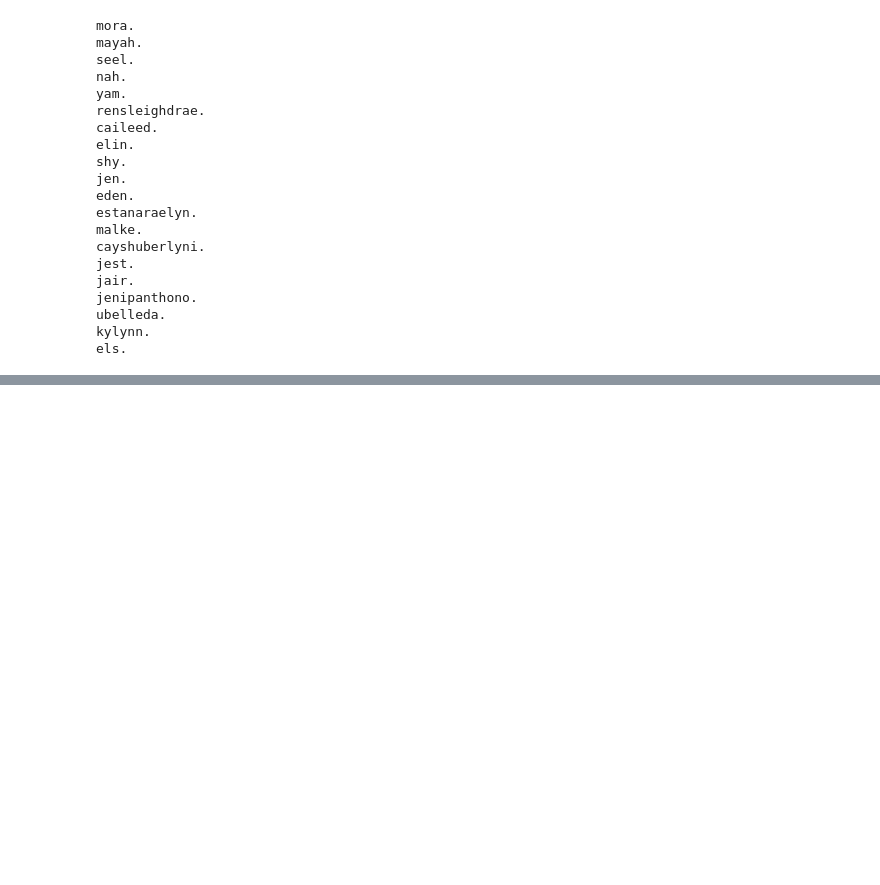
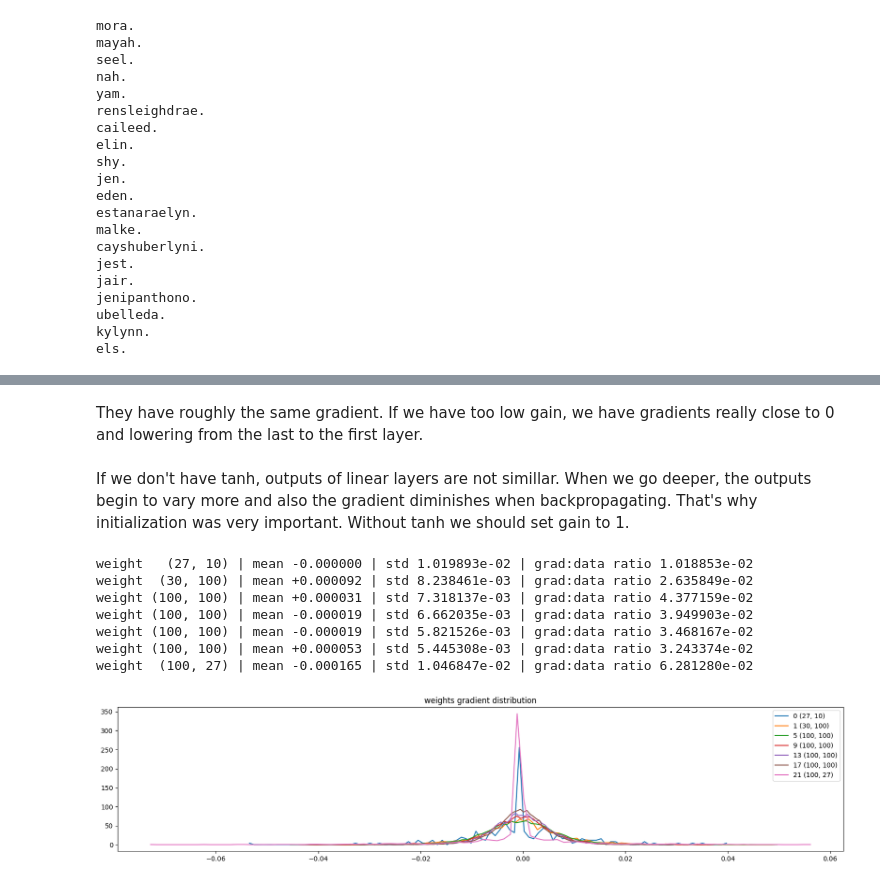
Before and after one commit to annapanfil/ml, a Jupyter notebook: NNs_makemore/makemore3.ipynb, the cells around one changed output, grey strips where cells are left out. Cells and saved outputs as stored; diff of their text form; code cells hidden in the pictures; blank space fills up the shorter version.

```diff
--- a/NNs_makemore/makemore3.ipynb
+++ b/NNs_makemore/makemore3.ipynb
@@ -310,0 +530,26 @@ els.
+# %% [markdown]
+They have roughly the same gradient. If we have too low gain, we have gradients really close to 0 and lowering from the last to the first layer.
+# %% [markdown]
+If we don't have tanh, outputs of linear layers are not simillar. When we go deeper, the outputs begin to vary more and also the gradient diminishes when backpropagating. That's why initialization was very important. Without tanh we should set gain to 1.
+# %%
+# visualize histograms
+plt.figure(figsize=(20, 4)) # width and height of the plot
+legends = []
+for i,p in enumerate(parameters):
+  t = p.grad
+  if p.ndim == 2: # only for linear layers and look at weights
+    print('weight %10s | mean %+f | std %e | grad:data ratio %e' % (tuple(p.shape), t.mean(), t.std(), t.std() / p.std()))
+    hy, hx = torch.histogram(t, density=True)
+    plt.plot(hx[:-1].detach(), hy.detach())
+    legends.append(f'{i} {tuple(p.shape)}')
+plt.legend(legends)
+plt.title('weights gradient distribution');
+# %% [output]
+weight   (27, 10) | mean -0.000000 | std 1.019893e-02 | grad:data ratio 1.018853e-02
+weight  (30, 100) | mean +0.000092 | std 8.238461e-03 | grad:data ratio 2.635849e-02
+weight (100, 100) | mean +0.000031 | std 7.318137e-03 | grad:data ratio 4.377159e-02
+weight (100, 100) | mean -0.000019 | std 6.662035e-03 | grad:data ratio 3.949903e-02
+weight (100, 100) | mean -0.000019 | std 5.821526e-03 | grad:data ratio 3.468167e-02
+weight (100, 100) | mean +0.000053 | std 5.445308e-03 | grad:data ratio 3.243374e-02
+weight  (100, 27) | mean -0.000165 | std 1.046847e-02 | grad:data ratio 6.281280e-02
+[figure, added]
```
Also changed, not shown: parts of 13 cells of this notebook.
